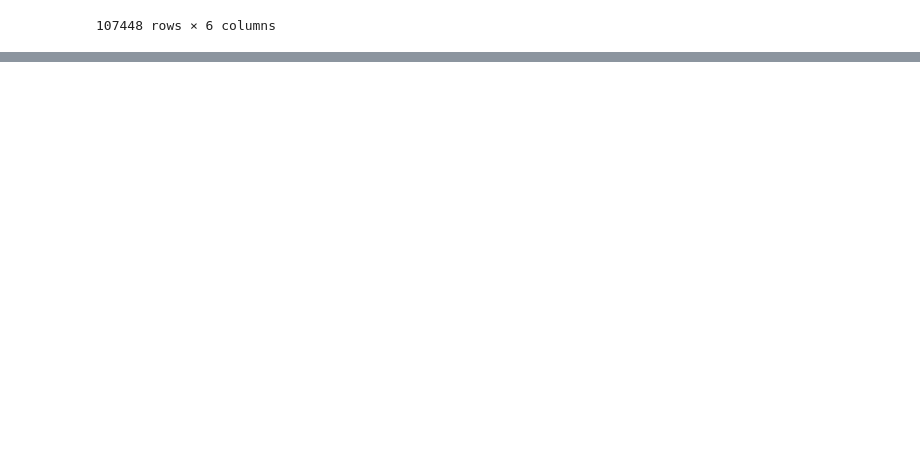
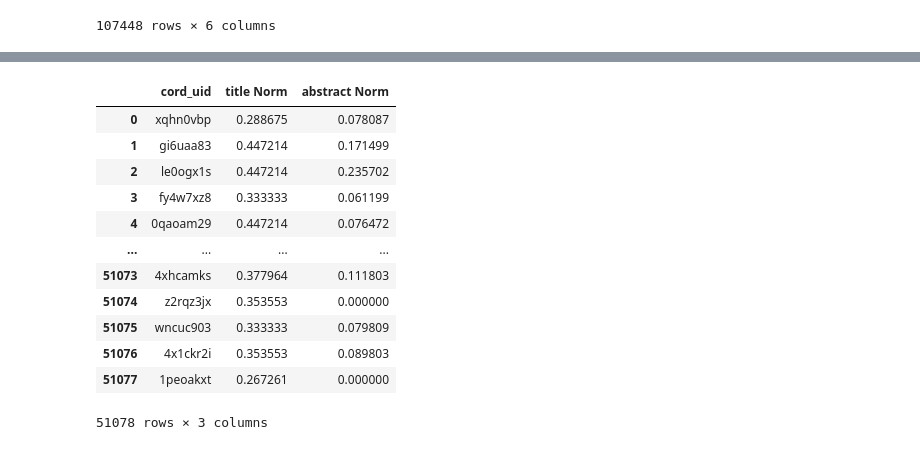
Before and after one commit to DomnenkoB/Hybrid-Search-Engine, a Jupyter notebook: Sample Notebook.ipynb, the cells around one changed output, grey strips where cells are left out. Saved outputs shown, nothing was run; the diff lists cells and outputs as text; code cells hidden in the pictures; blank space fills up the shorter version.

```diff
--- a/Sample Notebook.ipynb
+++ b/Sample Notebook.ipynb
@@ -251,0 +232,16 @@ array([array([    0,   769,  1850,  1887,  1904,  2169,  3153,  4398,  4884,
+# %%
+documents_df
+# %% [output]
+|  | cord_uid | title Norm | abstract Norm |
+| 0 | xqhn0vbp | 0.288675 | 0.078087 |
+| 1 | gi6uaa83 | 0.447214 | 0.171499 |
+| 2 | le0ogx1s | 0.447214 | 0.235702 |
+| 3 | fy4w7xz8 | 0.333333 | 0.061199 |
+| 4 | 0qaoam29 | 0.447214 | 0.076472 |
+| ... | ... | ... | ... |
+| 51073 | 4xhcamks | 0.377964 | 0.111803 |
+| 51074 | z2rqz3jx | 0.353553 | 0.000000 |
+| 51075 | wncuc903 | 0.333333 | 0.079809 |
+| 51076 | 4x1ckr2i | 0.353553 | 0.089803 |
+| 51077 | 1peoakxt | 0.267261 | 0.000000 |
+51078 rows × 3 columns
```
Also changed, not shown: parts of 38 cells of this notebook, 3 other files.
